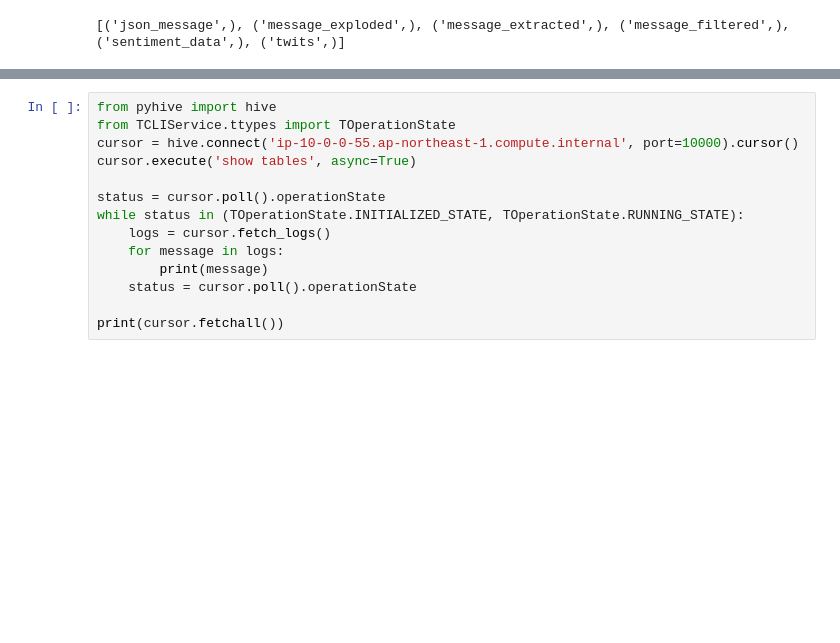
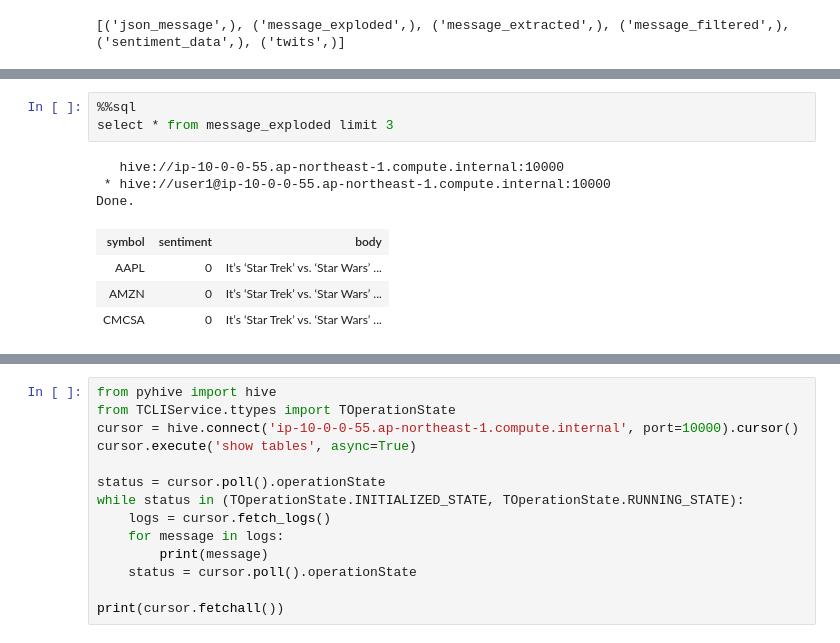
Before and after one commit to YoshiyukiKono/dsml_01_nlp, a Jupyter notebook: nlp_solution.ipynb, the cells around one changed output, grey strips where cells are left out. Cells and saved outputs as stored; diff of their text form; blank space fills up the shorter version.

```diff
--- a/nlp_solution.ipynb
+++ b/nlp_solution.ipynb
@@ -167,0 +517,11 @@ Done.
+# %%
+%%sql
+select * from message_exploded limit 3
+# %% [output]
+   hive://ip-10-0-0-55.ap-northeast-1.compute.internal:10000
+ * hive://user1@ip-10-0-0-55.ap-northeast-1.compute.internal:10000
+Done.
+| symbol | sentiment | body |
+| AAPL | 0 | It’s ‘Star Trek’ vs. ‘Star Wars’ ... |
+| AMZN | 0 | It’s ‘Star Trek’ vs. ‘Star Wars’ ... |
+| CMCSA | 0 | It’s ‘Star Trek’ vs. ‘Star Wars’ ... |
```
Also changed, not shown: parts of 57 cells of this notebook.
